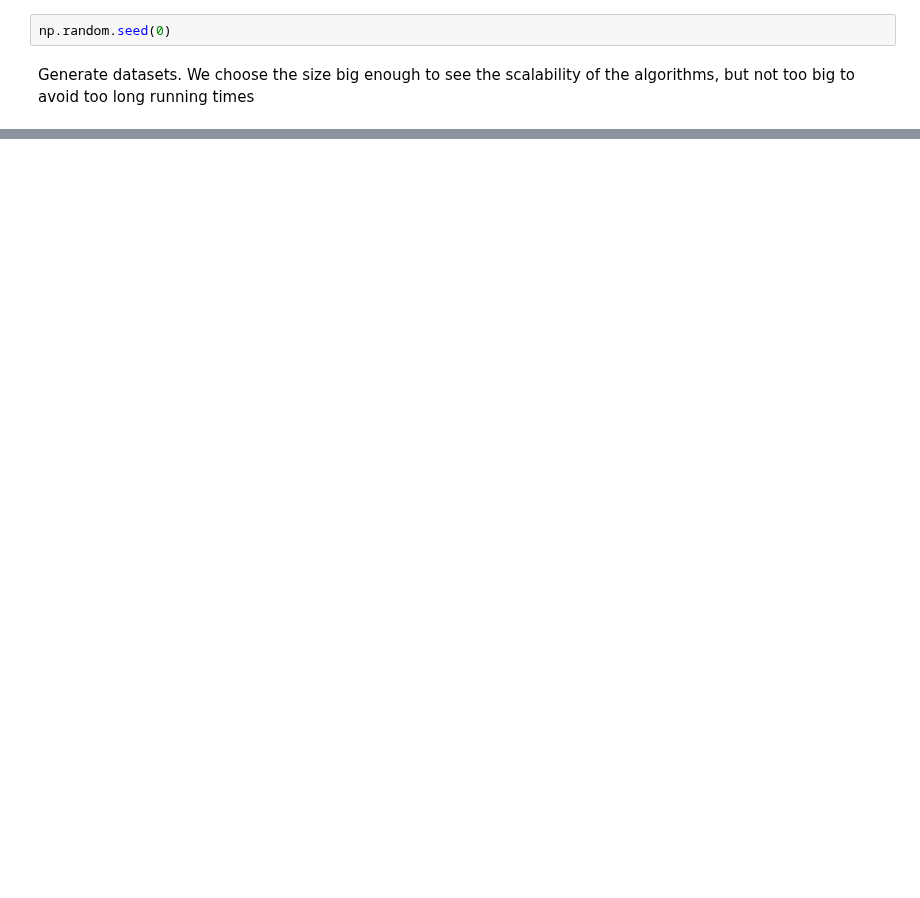
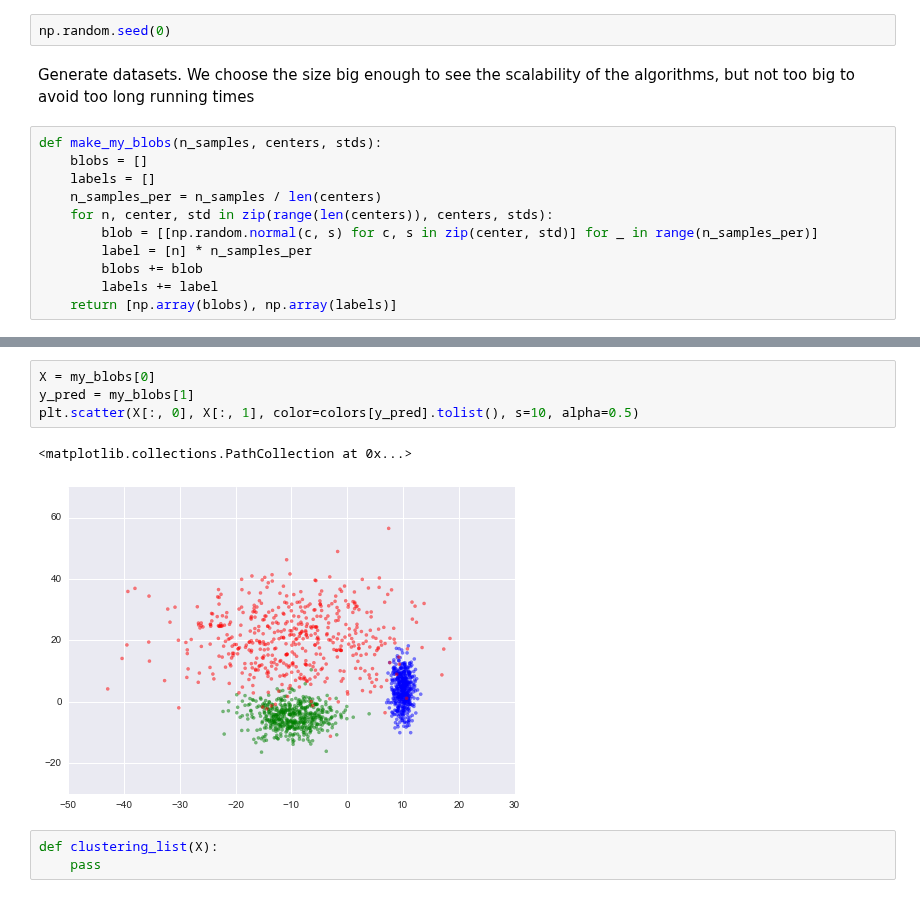
Before and after one commit to scikit-learn-contrib/hdbscan, a Jupyter notebook: Test_Clustering.ipynb, the cells around one changed output, grey strips where cells are left out. Drawn from its saved outputs; the diff is of its cells as text; blank space fills up the shorter version.

```diff
--- a/Test_Clustering.ipynb
+++ b/Test_Clustering.ipynb
@@ -17,6 +23,17 @@ Automatically created module for IPython interactive environment
 np.random.seed(0)
 # %% [markdown]
 Generate datasets. We choose the size big enough to see the scalability of the algorithms, but not too big to avoid too long running times
+# %%
+def make_my_blobs(n_samples, centers, stds):
+    blobs = []
+    labels = []
+    n_samples_per = n_samples / len(centers)
+    for n, center, std in zip(range(len(centers)), centers, stds):
+        blob = [[np.random.normal(c, s) for c, s in zip(center, std)] for _ in range(n_samples_per)]
+        label = [n] * n_samples_per
+        blobs += blob
+        labels += label
+    return [np.array(blobs), np.array(labels)]
 # %%
 n_samples = 1500
 noisy_circles = datasets.make_circles(n_samples=n_samples, factor=.5,
@@ -58 +47,11 @@ blobs
+# %%
+X = my_blobs[0]
+y_pred = my_blobs[1]
+plt.scatter(X[:, 0], X[:, 1], color=colors[y_pred].tolist(), s=10, alpha=0.5)
+# %% [output]
+<matplotlib.collections.PathCollection at 0x...>
+[figure, added]
+# %%
+def clustering_list(X):
+    pass
 # %%
```
Also changed, not shown: parts of 9 cells of this notebook.
